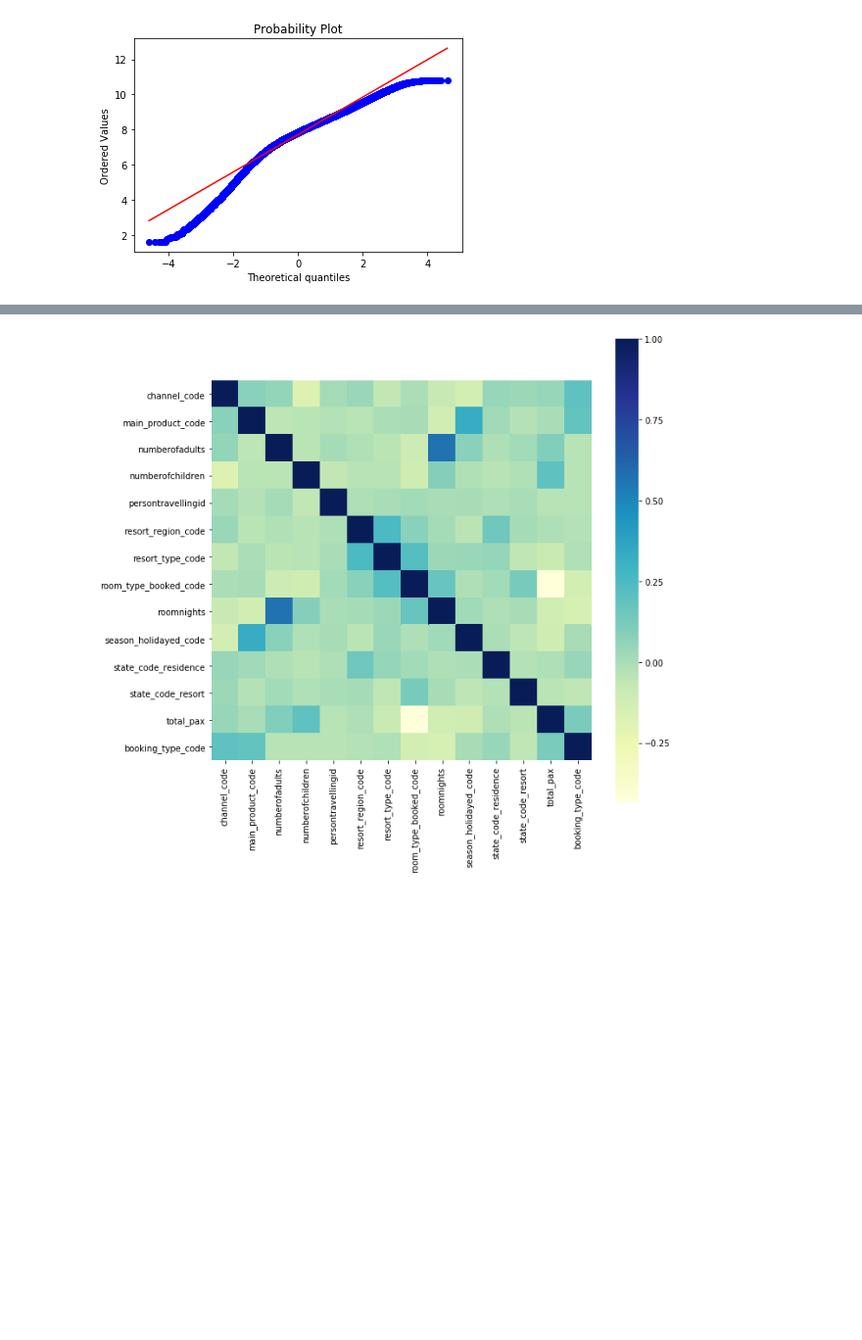
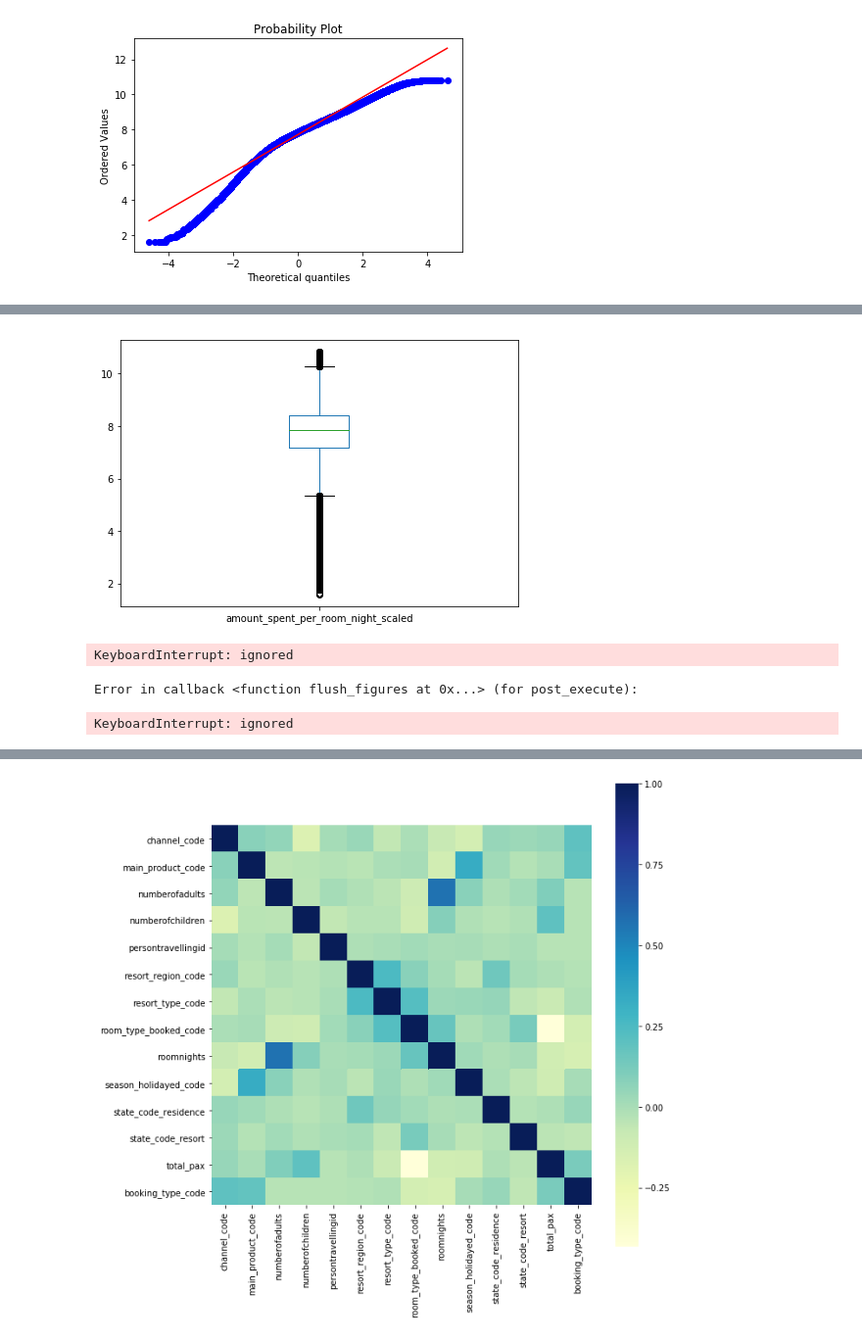
Before and after one commit to Ayanlola2002/Analyticsvidyah, a Jupyter notebook: club_mahindra.ipynb, the cells around one changed output, grey strips where cells are left out. Shown at 98% size. Drawn from its saved outputs; the diff is of its cells as text; code cells hidden in the pictures; blank space fills up the shorter version.

```diff
--- a/club_mahindra.ipynb
+++ b/club_mahindra.ipynb
@@ -216,0 +251,14 @@ plt.show()
+# %%
+plt.subplot(121)
+target.plot.box(figsize=(16,5))
+plt.show()
+# %% [output]
+[figure, added]
+# %%
+plt.subplot(122)
+df_train['channel_code'].plot.bar()
+plt.show()
+# %% [output]
+KeyboardInterrupt: ignored
+Error in callback <function flush_figures at 0x...> (for post_execute):
+KeyboardInterrupt: ignored
```
Also changed, not shown: parts of 23 cells of this notebook.
